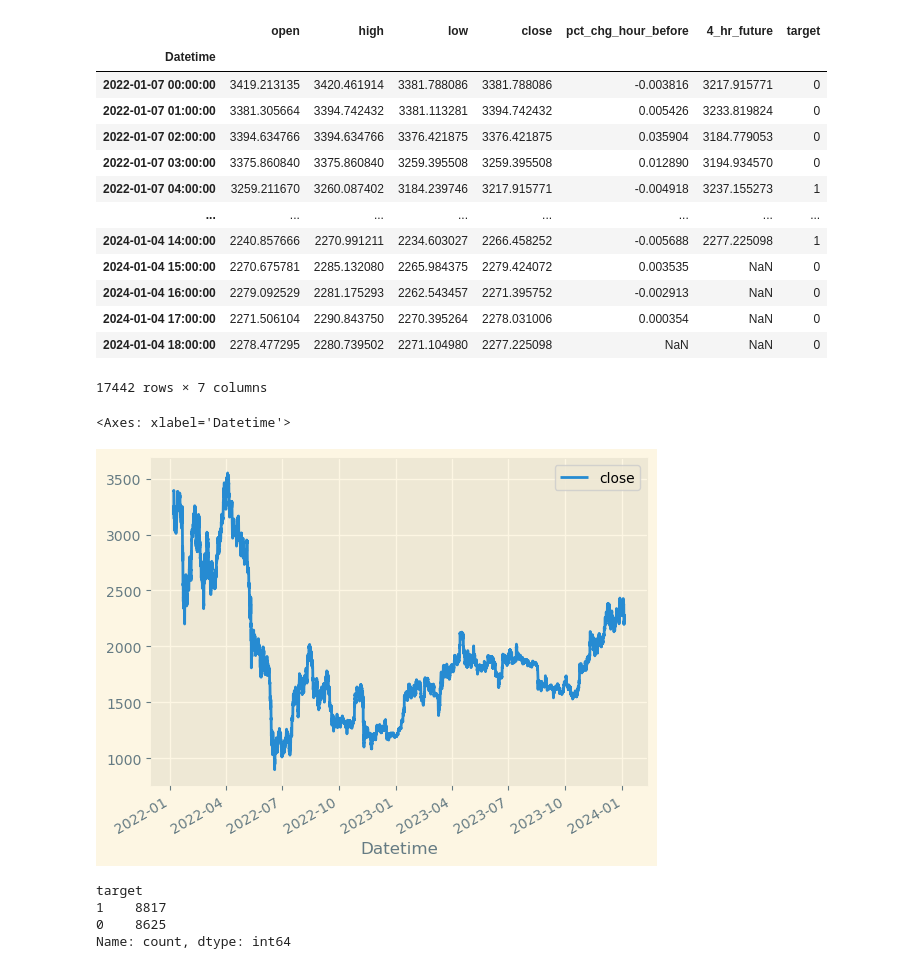
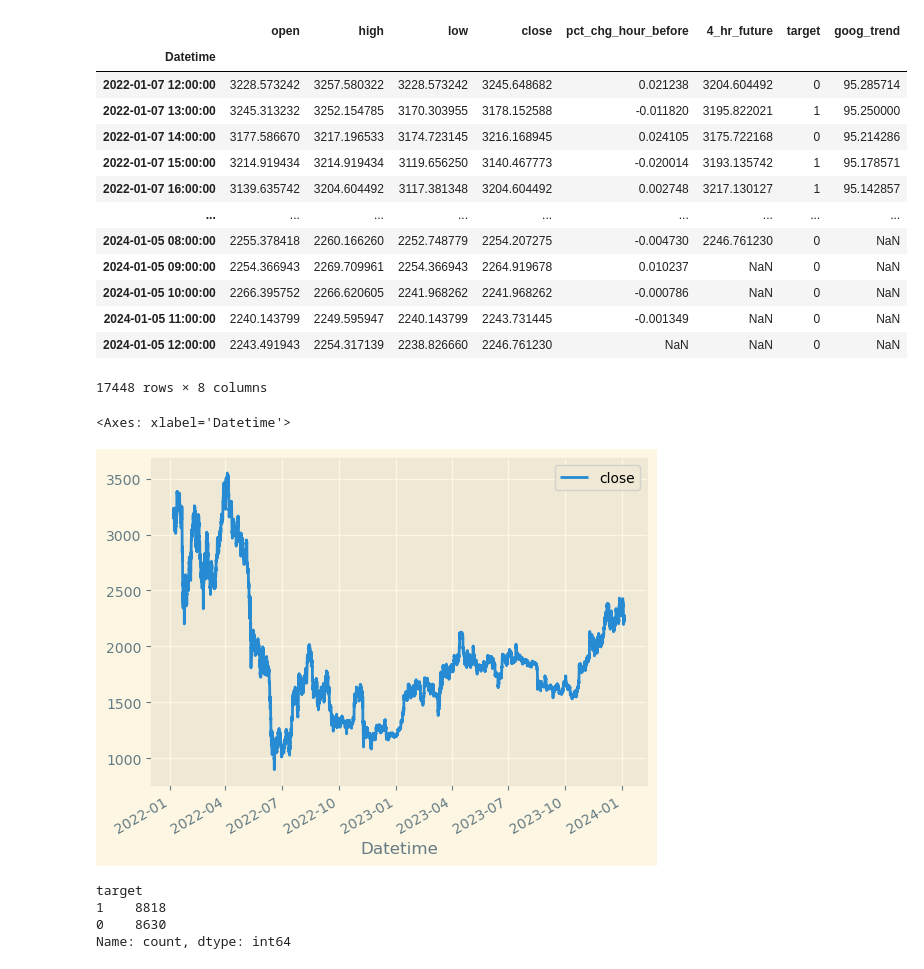
Before and after one commit to GGRusty/price_prediction, a Jupyter notebook: XGBoost_Eth.ipynb, the cells around one changed output. Cells and saved outputs as stored; diff of their text form; code cells hidden in the pictures.

```diff
--- a/XGBoost_Eth.ipynb
+++ b/XGBoost_Eth.ipynb
@@ -17,43 +18,50 @@ eth = yf.Ticker("ETH-USD")
 # %%
 today = datetime.now()
 start_date = today - timedelta(days=728)
-start_date_2 = start_date - timedelta(days=728)
+trends_data = pd.read_csv("Datasets/multiTimeline.csv")
+trends_data = trends_data.drop(trends_data.index[0])
+trends_data["goog_trend"] = pd.to_numeric(
+    trends_data["Category: All categories"], errors="coerce"
+)
+trends_data.index = pd.to_datetime(trends_data.index).tz_localize(None)
+trends_data = trends_data[["goog_trend"]].resample("H").interpolate(method="linear")
 df = eth.history(start=start_date, end=today, interval="1h")
 df.index = pd.to_datetime(df.index).tz_localize(None)
 del df["Dividends"]
 del df["Stock Splits"]
-del df['Volume']
+del df["Volume"]
 df.columns = [c.lower() for c in df.columns]
 df["pct_chg_hour_before"] = df["close"].pct_change(periods=-1)
 df["4_hr_future"] = df["close"].shift(-4)
 df["target"] = (df["4_hr_future"] > df["close"]).astype(int)
+df = df.merge(trends_data, left_index=True, right_index=True, how="left")
 df
 # %% [output]
-|  | open | high | low | close | pct_chg_hour_before | 4_hr_future | target |
-| Datetime |  |  |  |  |  |  |  |
-| 2022-01-07 00:00:00 | 3419.213135 | 3420.461914 | 3381.788086 | 3381.788086 | -0.003816 | 3217.915771 | 0 |
-| 2022-01-07 01:00:00 | 3381.305664 | 3394.742432 | 3381.113281 | 3394.742432 | 0.005426 | 3233.819824 | 0 |
-| 2022-01-07 02:00:00 | 3394.634766 | 3394.634766 | 3376.421875 | 3376.421875 | 0.035904 | 3184.779053 | 0 |
-| 2022-01-07 03:00:00 | 3375.860840 | 3375.860840 | 3259.395508 | 3259.395508 | 0.012890 | 3194.934570 | 0 |
-| 2022-01-07 04:00:00 | 3259.211670 | 3260.087402 | 3184.239746 | 3217.915771 | -0.004918 | 3237.155273 | 1 |
-| ... | ... | ... | ... | ... | ... | ... | ... |
-| 2024-01-04 14:00:00 | 2240.857666 | 2270.991211 | 2234.603027 | 2266.458252 | -0.005688 | 2277.225098 | 1 |
-| 2024-01-04 15:00:00 | 2270.675781 | 2285.132080 | 2265.984375 | 2279.424072 | 0.003535 | NaN | 0 |
-| 2024-01-04 16:00:00 | 2279.092529 | 2281.175293 | 2262.543457 | 2271.395752 | -0.002913 | NaN | 0 |
-| 2024-01-04 17:00:00 | 2271.506104 | 2290.843750 | 2270.395264 | 2278.031006 | 0.000354 | NaN | 0 |
-| 2024-01-04 18:00:00 | 2278.477295 | 2280.739502 | 2271.104980 | 2277.225098 | NaN | NaN | 0 |
+|  | open | high | low | close | pct_chg_hour_before | 4_hr_future | target | goog_trend |
+| Datetime |  |  |  |  |  |  |  |  |
+| 2022-01-07 12:00:00 | 3228.573242 | 3257.580322 | 3228.573242 | 3245.648682 | 0.021238 | 3204.604492 | 0 | 95.285714 |
+| 2022-01-07 13:00:00 | 3245.313232 | 3252.154785 | 3170.303955 | 3178.152588 | -0.011820 | 3195.822021 | 1 | 95.250000 |
+| 2022-01-07 14:00:00 | 3177.586670 | 3217.196533 | 3174.723145 | 3216.168945 | 0.024105 | 3175.722168 | 0 | 95.214286 |
+| 2022-01-07 15:00:00 | 3214.919434 | 3214.919434 | 3119.656250 | 3140.467773 | -0.020014 | 3193.135742 | 1 | 95.178571 |
+| 2022-01-07 16:00:00 | 3139.635742 | 3204.604492 | 3117.381348 | 3204.604492 | 0.002748 | 3217.130127 | 1 | 95.142857 |
+| ... | ... | ... | ... | ... | ... | ... | ... | ... |
+| 2024-01-05 08:00:00 | 2255.378418 | 2260.166260 | 2252.748779 | 2254.207275 | -0.004730 | 2246.761230 | 0 | NaN |
+| 2024-01-05 09:00:00 | 2254.366943 | 2269.709961 | 2254.366943 | 2264.919678 | 0.010237 | NaN | 0 | NaN |
+| 2024-01-05 10:00:00 | 2266.395752 | 2266.620605 | 2241.968262 | 2241.968262 | -0.000786 | NaN | 0 | NaN |
+| 2024-01-05 11:00:00 | 2240.143799 | 2249.595947 | 2240.143799 | 2243.731445 | -0.001349 | NaN | 0 | NaN |
+| 2024-01-05 12:00:00 | 2243.491943 | 2254.317139 | 2238.826660 | 2246.761230 | NaN | NaN | 0 | NaN |
-17442 rows × 7 columns
+17448 rows × 8 columns
 # %%
 df.plot.line(y="close", use_index=True)
 # %% [output]
 <Axes: xlabel='Datetime'>
-[figure, old version]
+[figure, new version]
 # %%
 df["target"].value_counts()
 # %% [output]
 target
-1    8817
-0    8625
+1    8818
+0    8630
 Name: count, dtype: int64
 # %%
 tss = TimeSeriesSplit(n_splits=7, test_size=24 * 60, gap=1)
```
Also changed, not shown: parts of 6 cells of this notebook, 1 other file.
